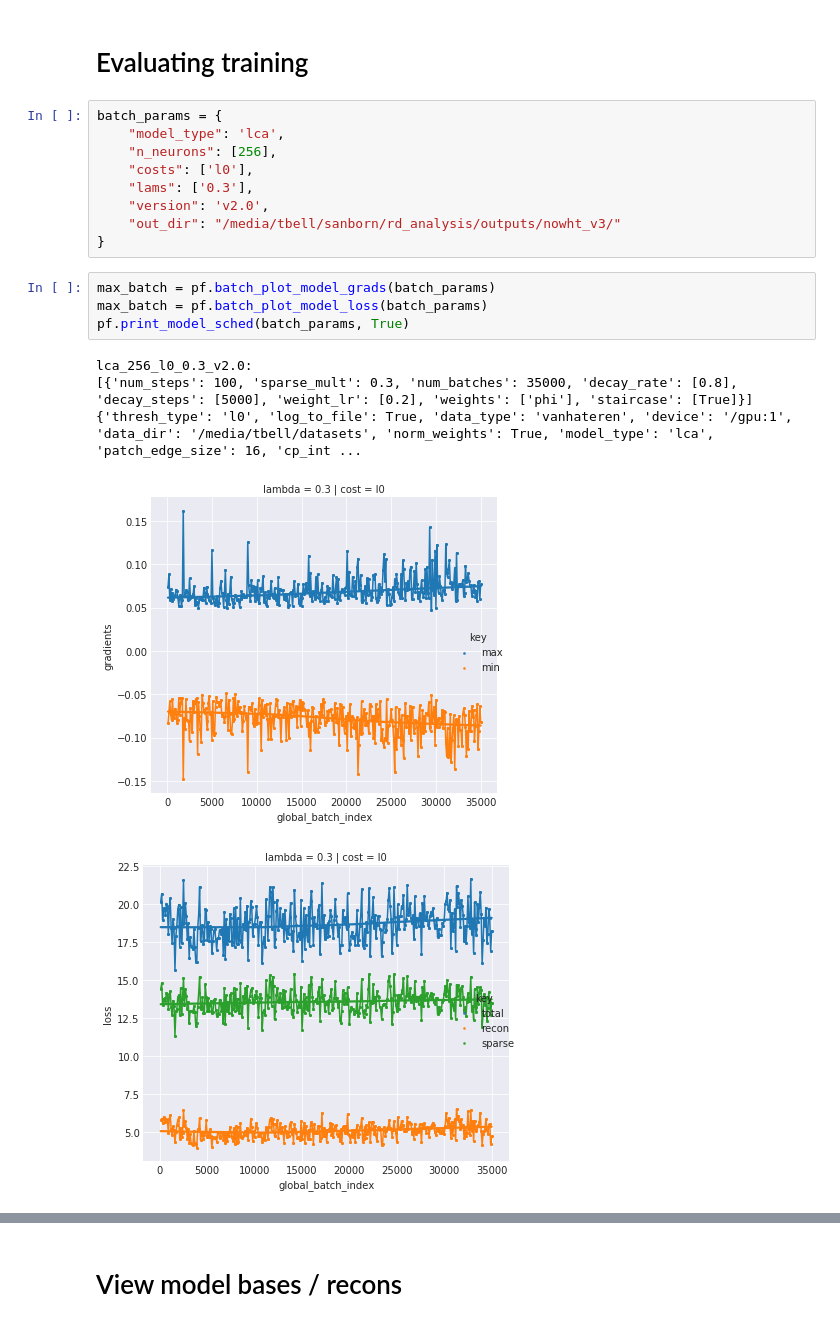
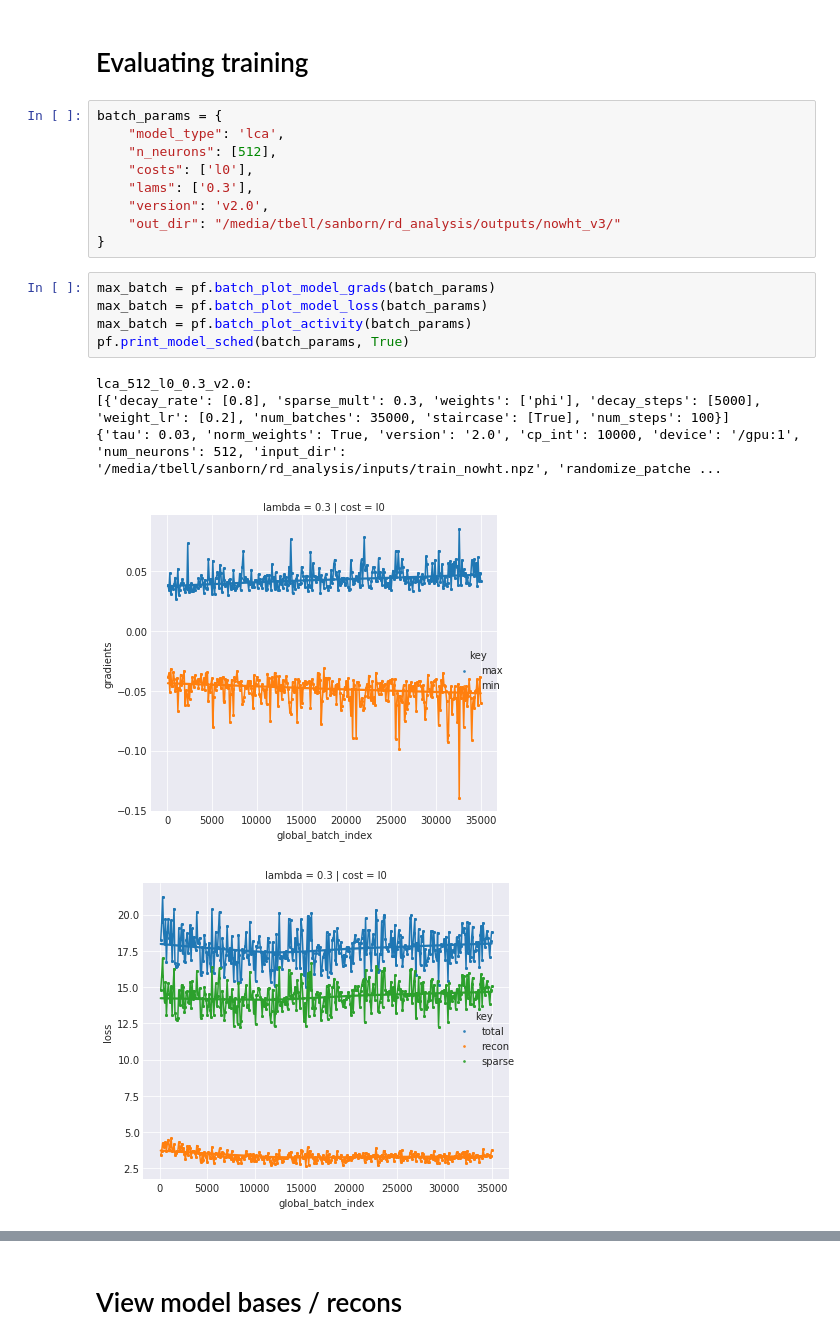
Before and after one commit to sophiaas/DeepSparseCoding, a Jupyter notebook: evaluate_training.ipynb, the cells around one changed output, grey strips where cells are left out. Drawn from its saved outputs; the diff is of its cells as text.

Commit message:
adds plotting of activity

```diff
--- a/evaluate_training.ipynb
+++ b/evaluate_training.ipynb
@@ -18,7 +18,7 @@ sns.set_style('white')
 # %%
 batch_params = {
     "model_type": 'lca',
-    "n_neurons": [256],
+    "n_neurons": [512],
     "costs": ['l0'],
     "lams": ['0.3'],
     "version": 'v2.0',
@@ -27,10 +27,11 @@ batch_params = {
 # %%
 max_batch = pf.batch_plot_model_grads(batch_params)
 max_batch = pf.batch_plot_model_loss(batch_params)
+max_batch = pf.batch_plot_activity(batch_params)
 pf.print_model_sched(batch_params, True)
 # %% [output]
-lca_256_l0_0.3_v2.0:
-[{'num_steps': 100, 'sparse_mult': 0.3, 'num_batches': 35000, 'decay_rate': [0.8], 'decay_steps': [5000], 'weight_lr': [0.2], 'weights': ['phi'], 'staircase': [True]}]
-{'thresh_type': 'l0', 'log_to_file': True, 'data_type': 'vanhateren', 'device': '/gpu:1', 'data_dir': '/media/tbell/datasets', 'norm_weights': True, 'model_type': 'lca', 'patch_edge_size': 16, 'cp_int ...
+lca_512_l0_0.3_v2.0:
+[{'decay_rate': [0.8], 'sparse_mult': 0.3, 'weights': ['phi'], 'decay_steps': [5000], 'weight_lr': [0.2], 'num_batches': 35000, 'staircase': [True], 'num_steps': 100}]
+{'tau': 0.03, 'norm_weights': True, 'version': '2.0', 'cp_int': 10000, 'device': '/gpu:1', 'num_neurons': 512, 'input_dir': '/media/tbell/sanborn/rd_analysis/inputs/train_nowht.npz', 'randomize_patche ...
-[figure, old version]
+[figure, new version]
-[figure, old version]
+[figure, new version]
```
Also changed, not shown: parts of 2 cells of this notebook, 1 other file.
